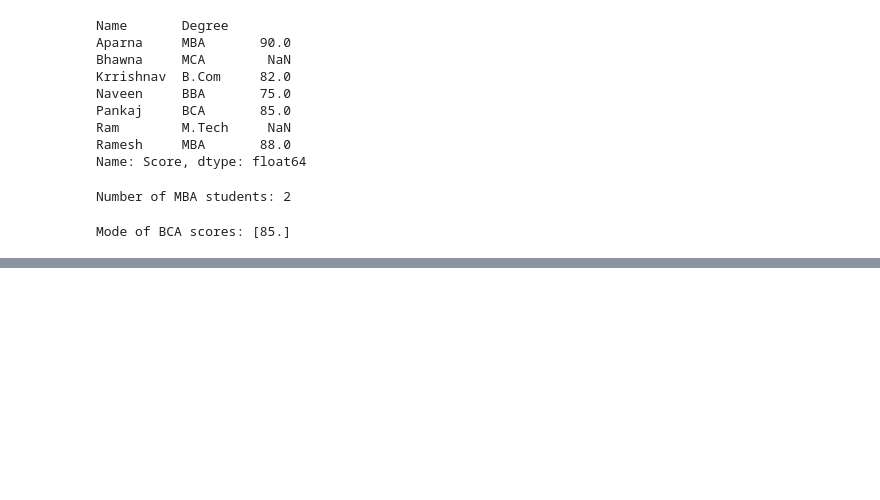
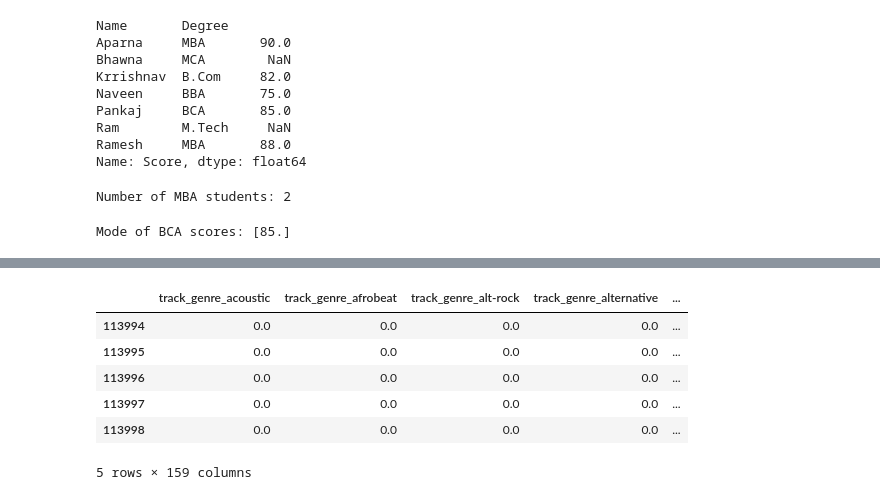
Before and after one commit to vedasri2511/ML_153, a Jupyter notebook: ML_LAB_153.ipynb, the cells around one changed output, grey strips where cells are left out. Cells and saved outputs as stored; diff of their text form; code cells hidden in the pictures; blank space fills up the shorter version.

```diff
--- a/ML_LAB_153.ipynb
+++ b/ML_LAB_153.ipynb
@@ -224,0 +247,10 @@ Mode of BCA scores: [85.]
+# %%
+df.tail()
+# %% [output]
+|  | track_genre_acoustic | track_genre_afrobeat | track_genre_alt-rock | track_genre_alternative | ... |
+| 113994 | 0.0 | 0.0 | 0.0 | 0.0 | ... |
+| 113995 | 0.0 | 0.0 | 0.0 | 0.0 | ... |
+| 113996 | 0.0 | 0.0 | 0.0 | 0.0 | ... |
+| 113997 | 0.0 | 0.0 | 0.0 | 0.0 | ... |
+| 113998 | 0.0 | 0.0 | 0.0 | 0.0 | ... |
+5 rows × 159 columns
```
Also changed, not shown: parts of 6 cells of this notebook.
